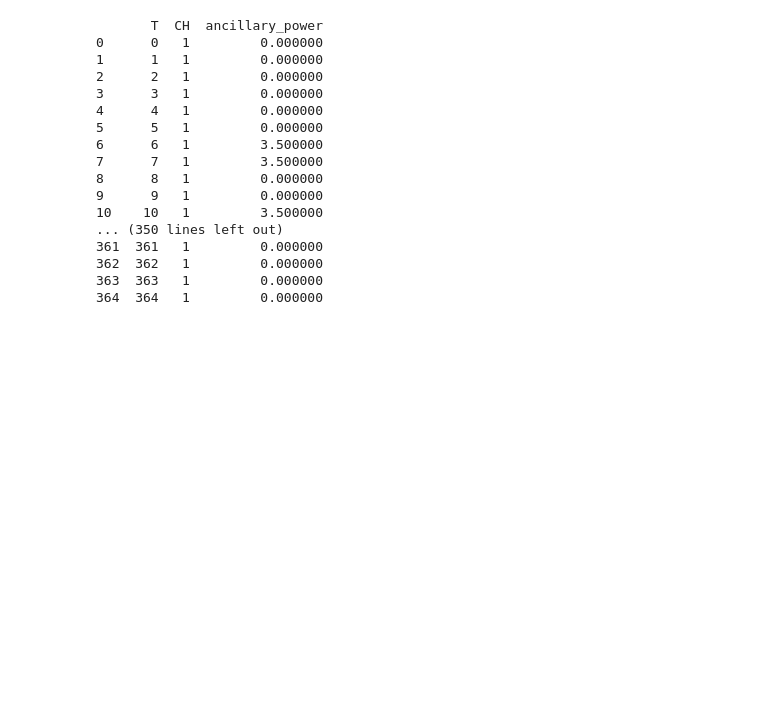
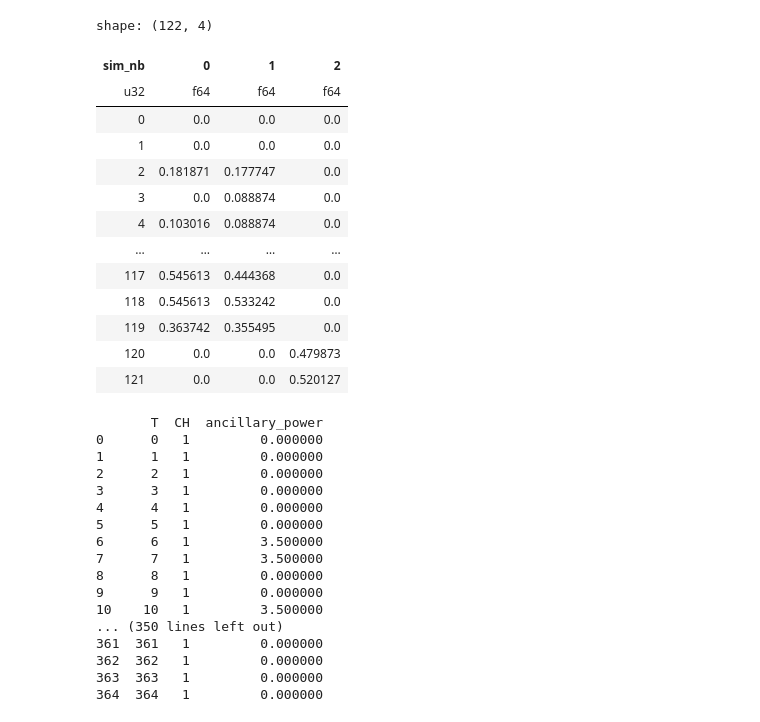
Before and after one commit to heig-vd-ie/smallflex-vpp-codes, a Jupyter notebook: notebook/base_line.ipynb, the cells around one changed output. Saved outputs shown, nothing was run; the diff lists cells and outputs as text; code cells hidden in the pictures; blank space fills up the shorter version.

```diff
--- a/notebook/base_line.ipynb
+++ b/notebook/base_line.ipynb
@@ -58,13 +58,14 @@ SIMULATION_SETTING = [
 YEARS = 2021
 TURBINE_FACTORS = 0.85
 # hydro_power_mask = c("name").is_in(["Aegina discrete turbine"])
-hydro_power_mask = c("name").is_in(["Aegina discrete turbine", "Aegina pump"])
+# hydro_power_mask = c("name").is_in(["Aegina discrete turbine", "Aegina pump"])
 hydro_power_mask = c("name").is_in(["Aegina discrete turbine", "Aegina continuous turbine", "Aegina pump"])
 
 
 REAL_TIMESTEP = timedelta(hours=1)
 FIRST_STAGE_TIMESTEP = timedelta(days=1)
-SECOND_STAGE_TIME_SIM = timedelta(days=4)
+SECOND_STAGE_TIME_SIM = timedelta(days=3)
+ANCILLARY_TIMESTEP = timedelta(hours=4)
 TIME_LIMIT = 20 # in seconds
 VOLUME_FACTOR = 1e-6
 
@@ -85,14 +86,15 @@ first_stage: BaselineFirstStage = BaselineFirstStage(
 first_stage.solve_model()
 
 
-# second_stage: BaselineSecondStage = BaselineSecondStage(
-#         input_instance=baseline_input,
-#         first_stage=first_stage,
-#         timestep=SECOND_STAGE_TIME_SIM,
-#         time_limit=TIME_LIMIT,
-#         model_nb=0,
-#         nb_state=3,
-#         is_parallel=PARALLEL,
-#         **SIMULATION_SETTING[0]
-#     )
-# second_stage.solve_model()
+second_stage: BaselineSecondStage = BaselineSecondStage(
+        input_instance=baseline_input,
+        first_stage=first_stage,
+        sim_timestep=SECOND_STAGE_TIME_SIM,
+        ancillary_market_timestep=ANCILLARY_TIMESTEP,
+        time_limit=TIME_LIMIT,
+        model_nb=0,
+        nb_state=3,
+        is_parallel=PARALLEL,
+        **SIMULATION_SETTING[0]
+    )
+second_stage.solve_model()
@@ -99,3 +126,20 @@ first_stage.solve_model()
+# %%
+second_stage.powered_volume.pivot(on="H",index="sim_nb", values="powered_volume")
+# %% [output]
+shape: (122, 4)
+| sim_nb | 0 | 1 | 2 |
+| u32 | f64 | f64 | f64 |
+| 0 | 0.0 | 0.0 | 0.0 |
+| 1 | 0.0 | 0.0 | 0.0 |
+| 2 | 0.181871 | 0.177747 | 0.0 |
+| 3 | 0.0 | 0.088874 | 0.0 |
+| 4 | 0.103016 | 0.088874 | 0.0 |
+| … | … | … | … |
+| 117 | 0.545613 | 0.444368 | 0.0 |
+| 118 | 0.545613 | 0.533242 | 0.0 |
+| 119 | 0.363742 | 0.355495 | 0.0 |
+| 120 | 0.0 | 0.0 | 0.479873 |
+| 121 | 0.0 | 0.0 | 0.520127 |
 # %%
 print(extract_optimization_results(first_stage.model_instance, "ancillary_power").to_pandas().to_string())
 # %% [output]
```
Also changed, not shown: parts of 7 cells of this notebook, 13 other files.
